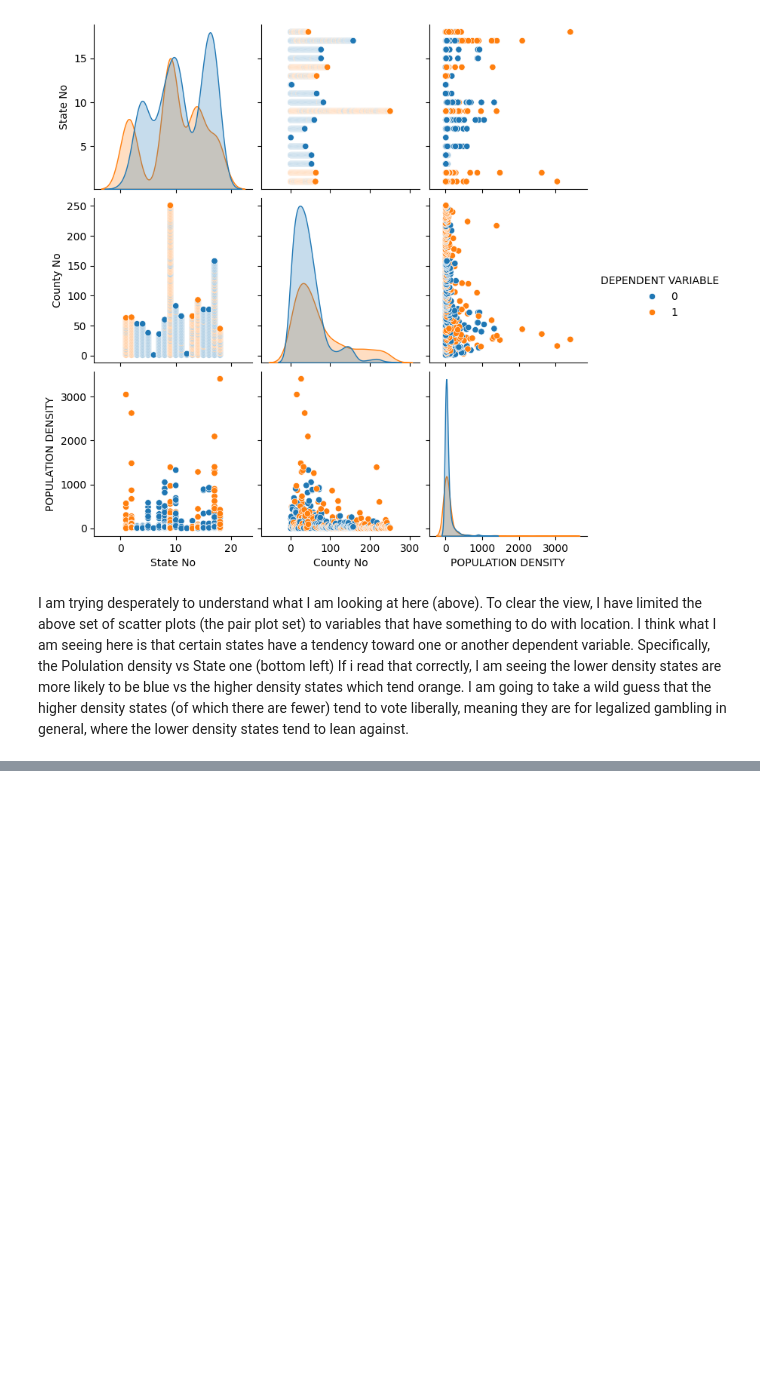
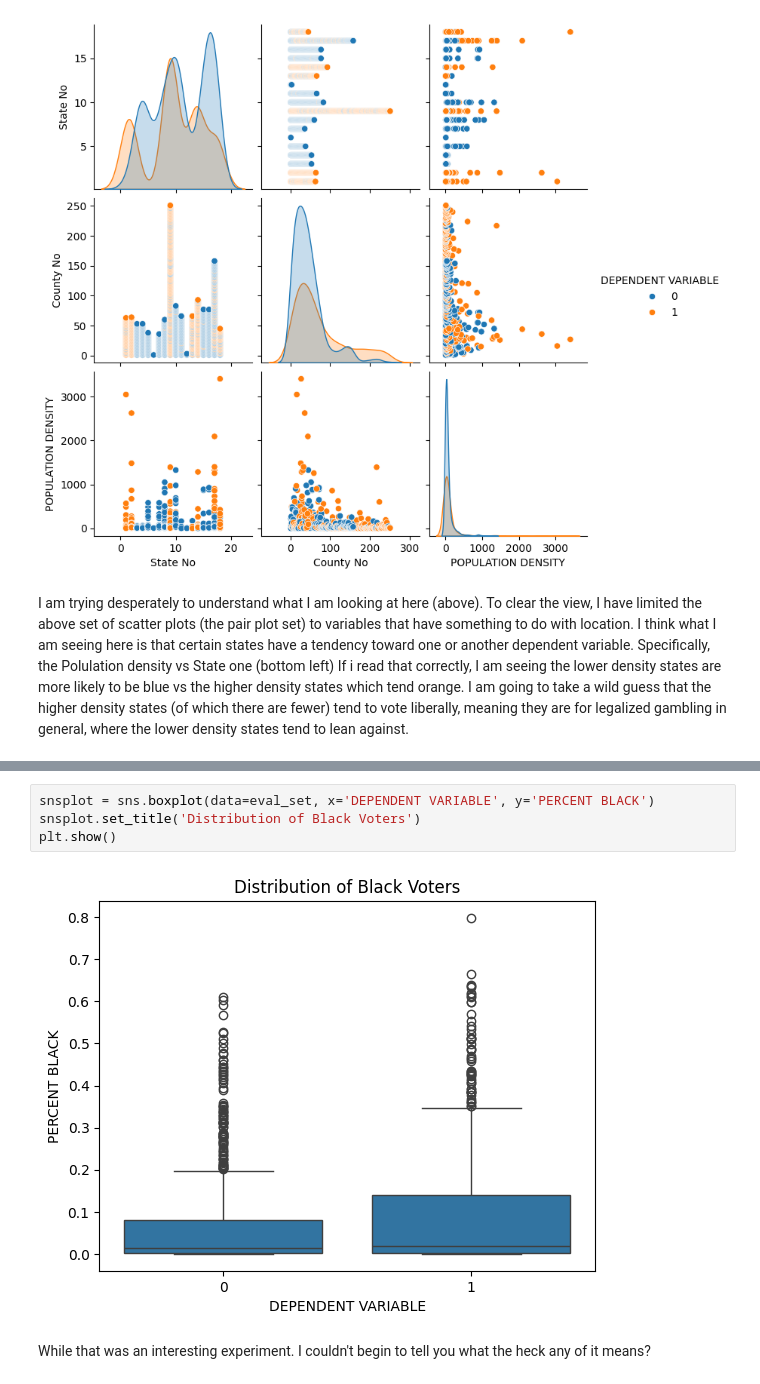
Before and after one commit to dallascaley/Business-Intelligence, a Jupyter notebook: Colab Notebooks/IS470_Assignment02.ipynb, the cells around one changed output, grey strips where cells are left out. Saved outputs shown, nothing was run; the diff lists cells and outputs as text; blank space fills up the shorter version.

```diff
--- a/Colab Notebooks/IS470_Assignment02.ipynb
+++ b/Colab Notebooks/IS470_Assignment02.ipynb
@@ -343,0 +369,8 @@ I am trying desperately to understand what I am looking at here (above).  To cle
+# %%
+snsplot = sns.boxplot(data=eval_set, x='DEPENDENT VARIABLE', y='PERCENT BLACK')
+snsplot.set_title('Distribution of Black Voters')
+plt.show()
+# %% [output]
+[figure, added]
+# %% [markdown]
+While that was an interesting experiment.  I couldn't begin to tell you what the heck any of it means?
```
Also changed, not shown: parts of 5 cells of this notebook.
